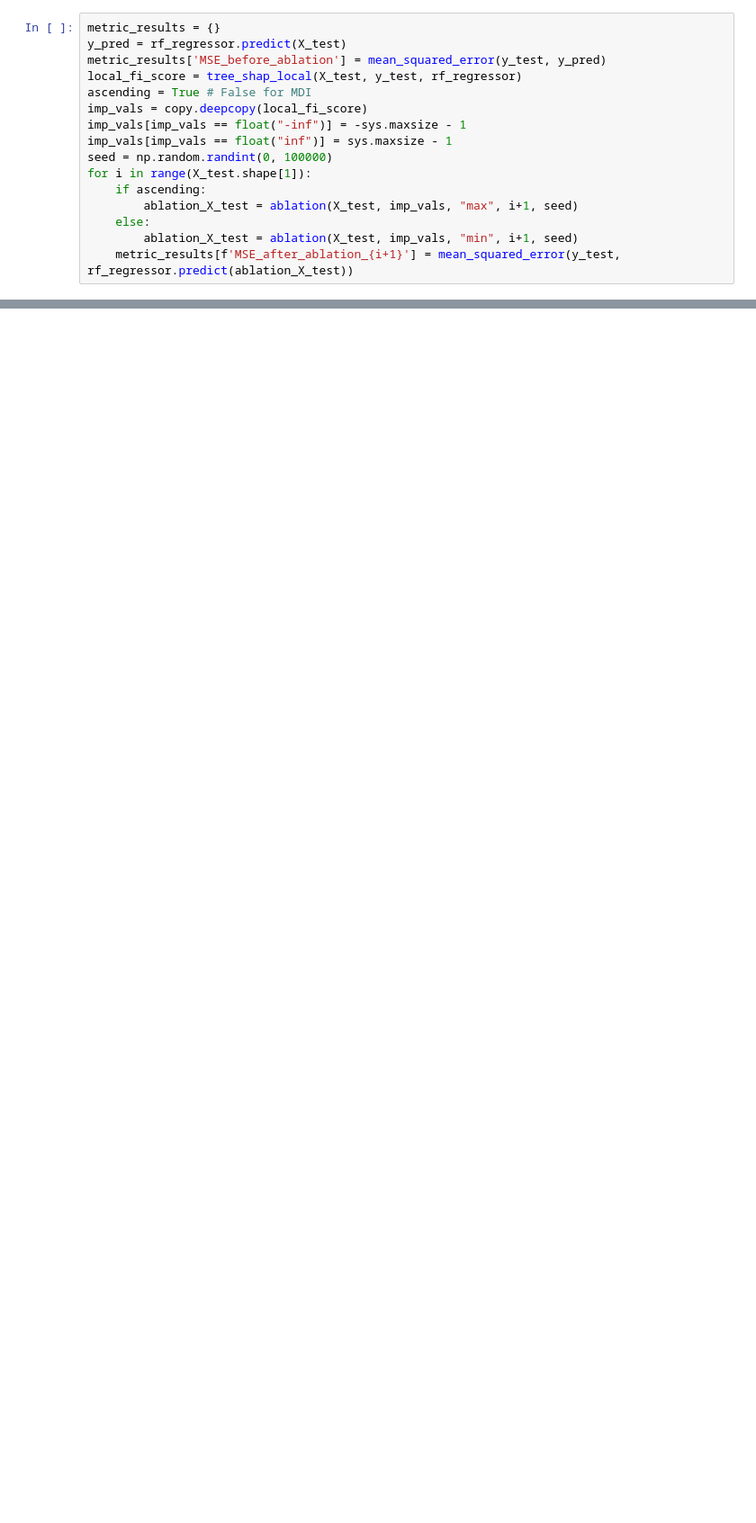
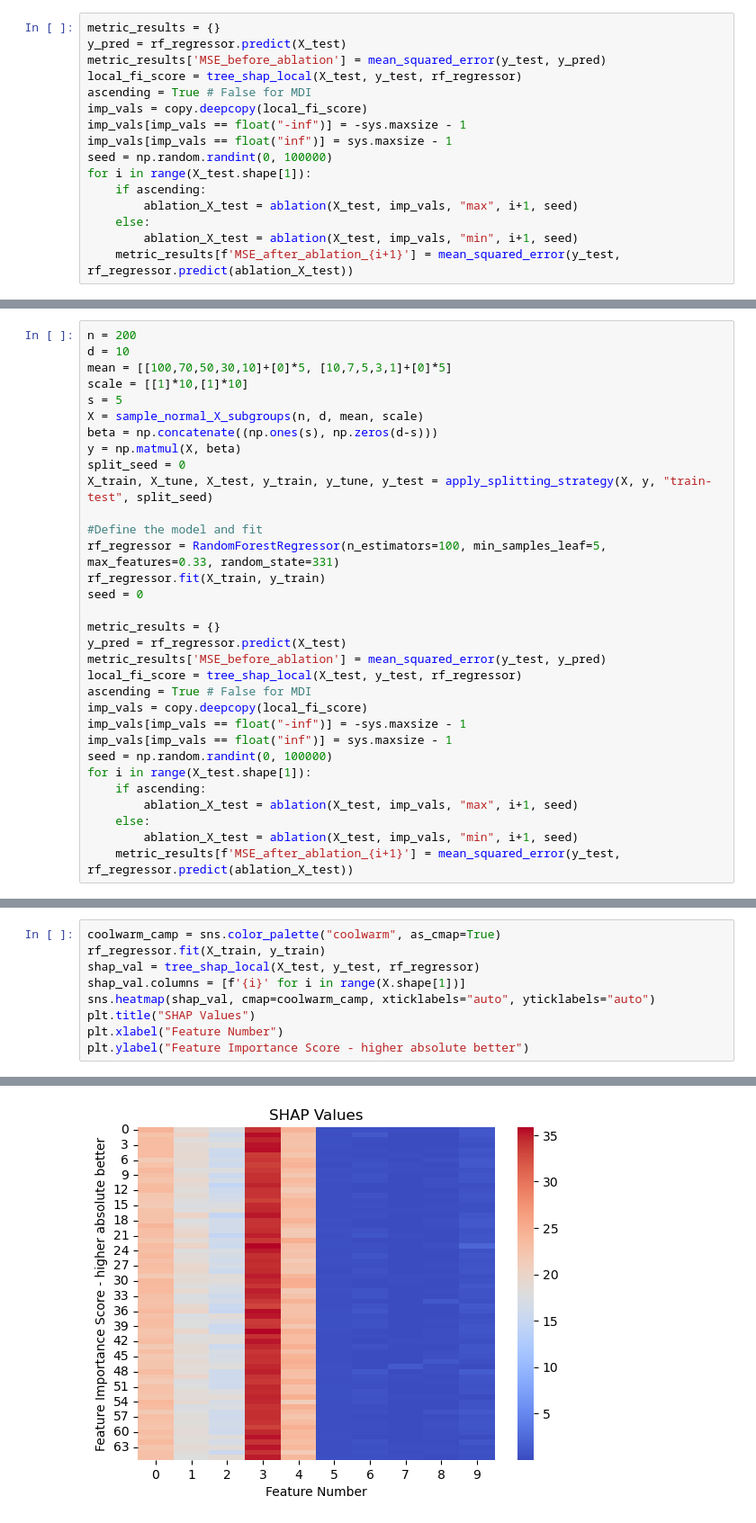
Before and after one commit to Yu-Group/imodels-experiments, a Jupyter notebook: feature_importance/ablation_demo.ipynb, the cells around one changed output, grey strips where cells are left out. Shown: that part at 90% size. Drawn from its saved outputs; the diff is of its cells as text; blank space fills up the shorter version.

```diff
--- a/feature_importance/ablation_demo.ipynb
+++ b/feature_importance/ablation_demo.ipynb
@@ -182,0 +267,32 @@ plt.show()
+# %%
+n = 200
+d = 10
+mean = [[100,70,50,30,10]+[0]*5, [10,7,5,3,1]+[0]*5]
+scale = [[1]*10,[1]*10]
+s = 5
+X = sample_normal_X_subgroups(n, d, mean, scale)
+beta = np.concatenate((np.ones(s), np.zeros(d-s)))
+y = np.matmul(X, beta)
+split_seed = 0
+X_train, X_tune, X_test, y_train, y_tune, y_test = apply_splitting_strategy(X, y, "train-test", split_seed)
+
+#Define the model and fit
+rf_regressor = RandomForestRegressor(n_estimators=100, min_samples_leaf=5, max_features=0.33, random_state=331)
+rf_regressor.fit(X_train, y_train)
+seed = 0
+
+metric_results = {}
+y_pred = rf_regressor.predict(X_test)
+metric_results['MSE_before_ablation'] = mean_squared_error(y_test, y_pred)
+local_fi_score = tree_shap_local(X_test, y_test, rf_regressor)
+ascending = True # False for MDI
+imp_vals = copy.deepcopy(local_fi_score)
+imp_vals[imp_vals == float("-inf")] = -sys.maxsize - 1
+imp_vals[imp_vals == float("inf")] = sys.maxsize - 1
+seed = np.random.randint(0, 100000)
+for i in range(X_test.shape[1]):
+    if ascending:
+        ablation_X_test = ablation(X_test, imp_vals, "max", i+1, seed)
+    else:
+        ablation_X_test = ablation(X_test, imp_vals, "min", i+1, seed)
+    metric_results[f'MSE_after_ablation_{i+1}'] = mean_squared_error(y_test, rf_regressor.predict(ablation_X_test))
@@ -182,0 +309,10 @@ plt.show()
+# %%
+coolwarm_camp = sns.color_palette("coolwarm", as_cmap=True)
+rf_regressor.fit(X_train, y_train)
+shap_val = tree_shap_local(X_test, y_test, rf_regressor)
+shap_val.columns = [f'{i}' for i in range(X.shape[1])]
+sns.heatmap(shap_val, cmap=coolwarm_camp, xticklabels="auto", yticklabels="auto")
+plt.title("SHAP Values")
+plt.xlabel("Feature Number")
+plt.ylabel("Feature Importance Score - higher absolute better")
+# %% [output]
@@ -182,0 +320 @@ plt.show()
+[figure, added]
```
Also changed, not shown: parts of 10 cells of this notebook, 9 other files.
